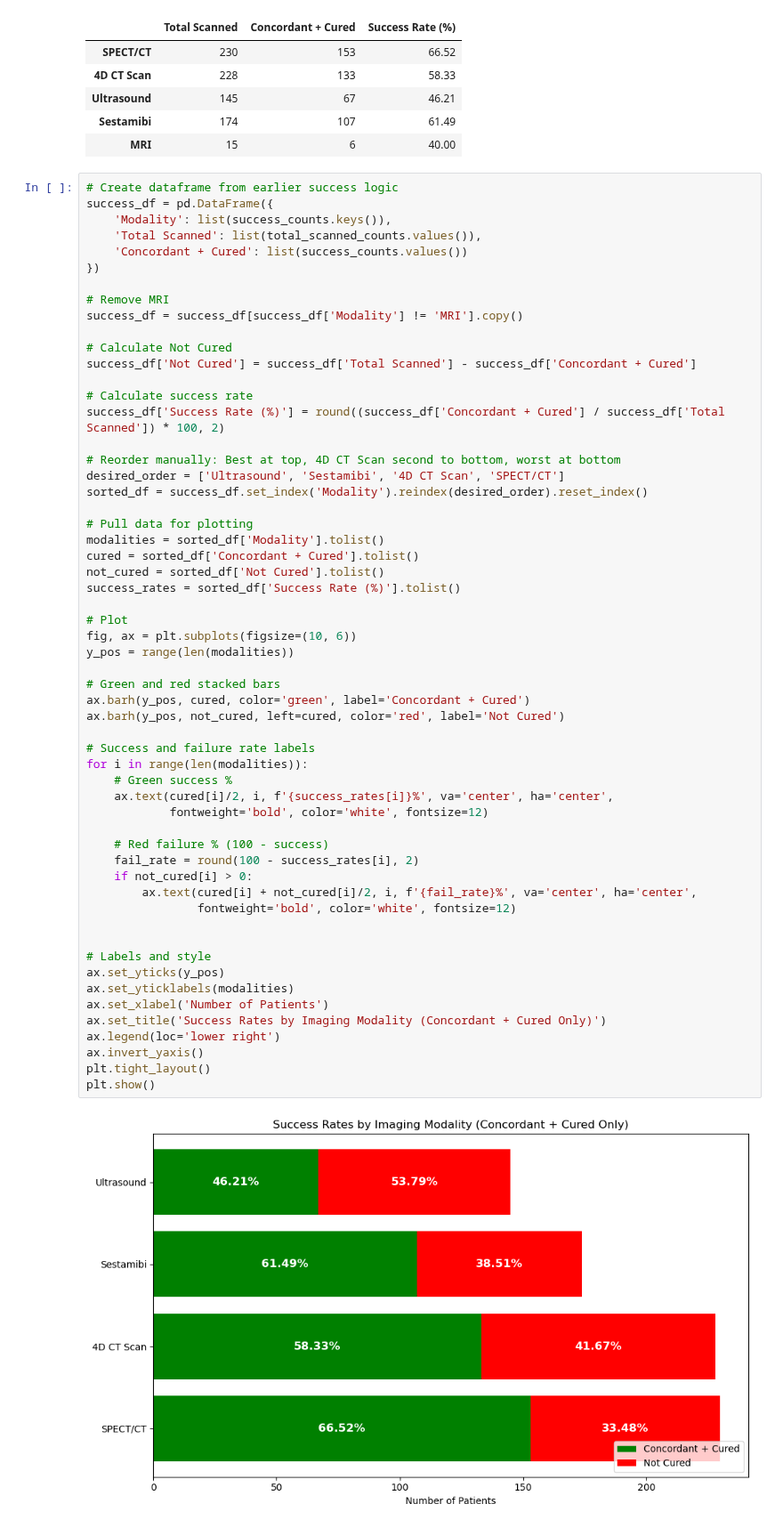
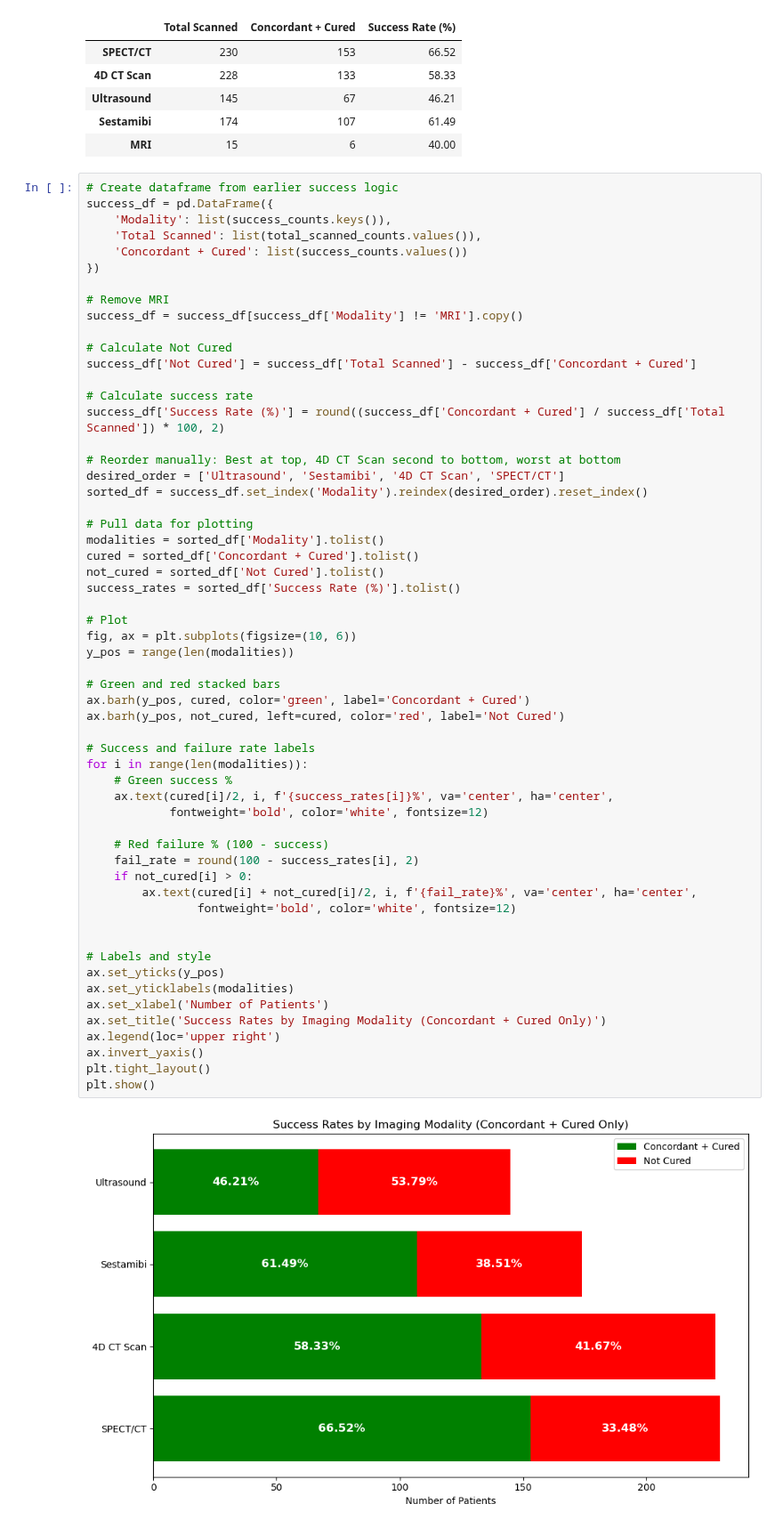
Before and after one commit to Jonah-Schwartz521/parathyroid-imaging-evaluation, a Jupyter notebook: localization_rate.ipynb, the cells around one changed output. Shown at 89% size. Drawn from its saved outputs; the diff is of its cells as text.

```diff
--- a/localization_rate.ipynb
+++ b/localization_rate.ipynb
@@ -188,32 +188,32 @@ success_rates = sorted_df['Success Rate (%)'].tolist()
 # Plot
 fig, ax = plt.subplots(figsize=(10, 6))
 y_pos = range(len(modalities))
 
 # Green and red stacked bars
 ax.barh(y_pos, cured, color='green', label='Concordant + Cured')
 ax.barh(y_pos, not_cured, left=cured, color='red', label='Not Cured')
 
 # Success and failure rate labels
 for i in range(len(modalities)):
     # Green success %
     ax.text(cured[i]/2, i, f'{success_rates[i]}%', va='center', ha='center',
             fontweight='bold', color='white', fontsize=12)
 
     # Red failure % (100 - success)
     fail_rate = round(100 - success_rates[i], 2)
     if not_cured[i] > 0:
         ax.text(cured[i] + not_cured[i]/2, i, f'{fail_rate}%', va='center', ha='center',
                 fontweight='bold', color='white', fontsize=12)
 
 
 # Labels and style
 ax.set_yticks(y_pos)
 ax.set_yticklabels(modalities)
 ax.set_xlabel('Number of Patients')
 ax.set_title('Success Rates by Imaging Modality (Concordant + Cured Only)')
-ax.legend(loc='lower right')
+ax.legend(loc='upper right')
 ax.invert_yaxis()
 plt.tight_layout()
 plt.show()
 # %% [output]
-[figure, old version]
+[figure, new version]
```
Also changed, not shown: 1 other file.
